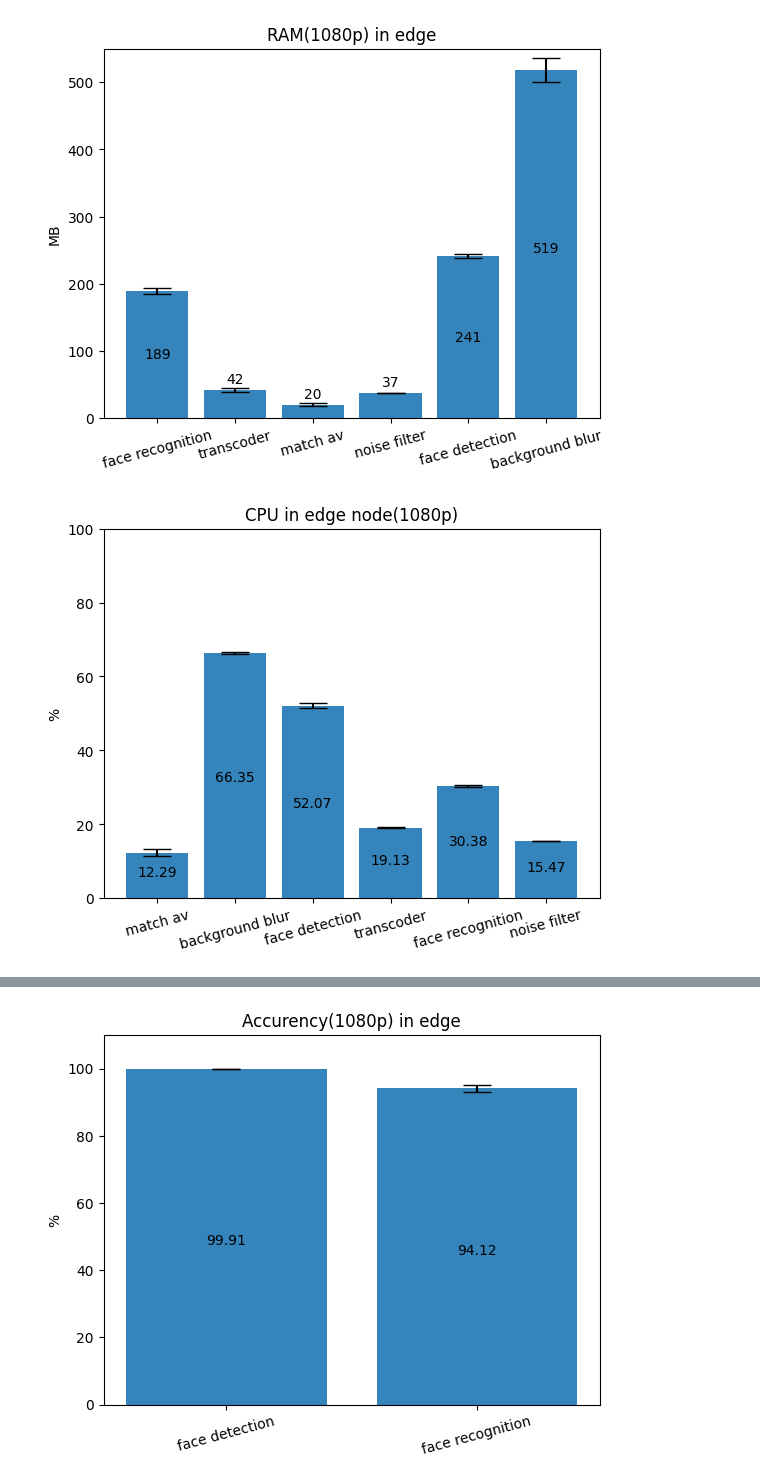
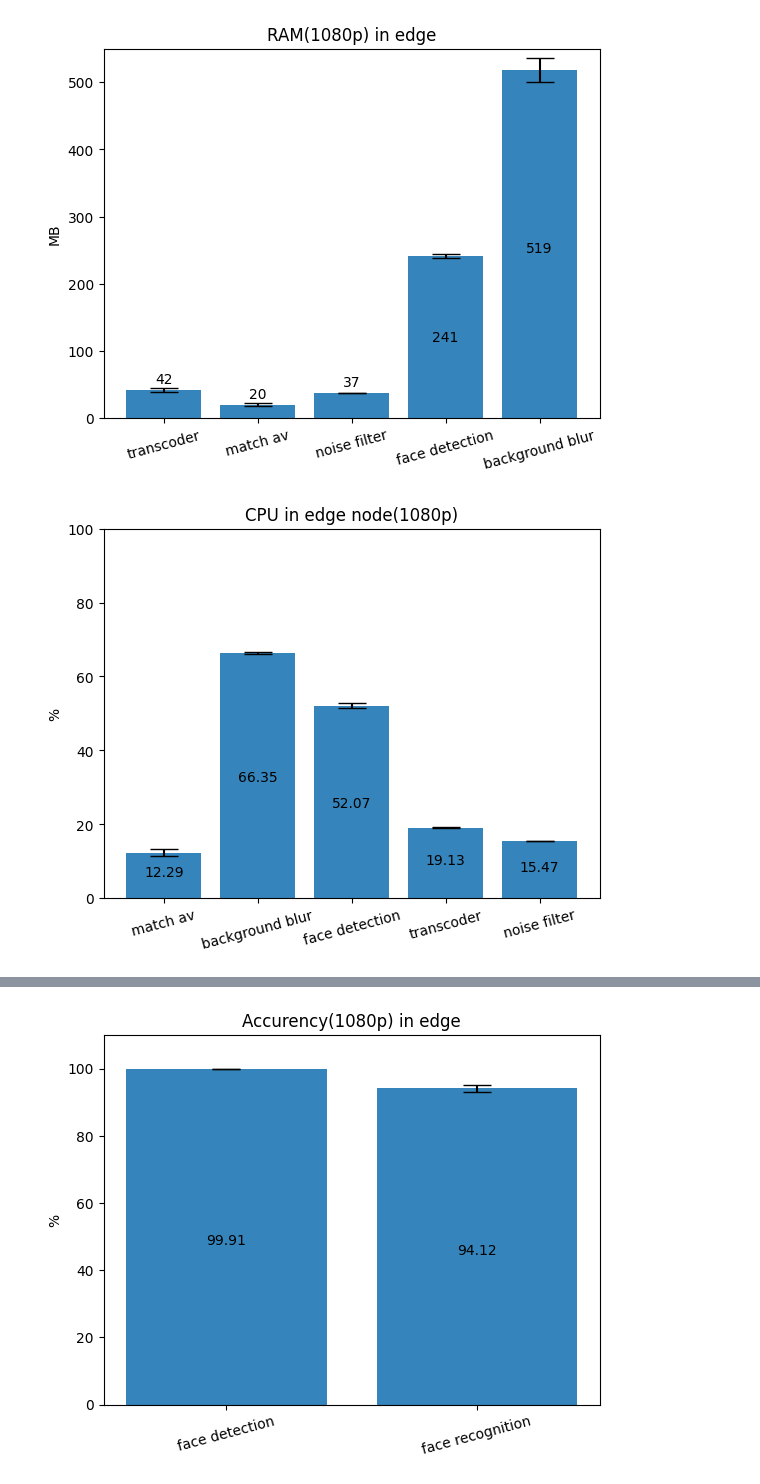
Before and after one commit to hctung57/Streaming-SFC, a Jupyter notebook: vclassCaculation/results/28_3_2023_23h13/edge_handle_nfv_1080.ipynb, the cells around one changed output, grey strips where cells are left out. Saved outputs shown, nothing was run; the diff lists cells and outputs as text; code cells hidden in the pictures.

```diff
--- a/vclassCaculation/results/28_3_2023_23h13/edge_handle_nfv_1080.ipynb
+++ b/vclassCaculation/results/28_3_2023_23h13/edge_handle_nfv_1080.ipynb
@@ -232,19 +232,19 @@ plot.show()
 # %%
 # RAM in cloud
-data = [ram_face_recognition_mean, ram_transcoder_mean,
-        ram_match_av_mean, ram_noise_reduction_mean, ram_face_detection_mean, ram_background_blur_mean]
-error = [ram_face_recognition_std, ram_transcoder_std,
-         ram_match_av_std, ram_noise_reduction_std, ram_face_detection_std, ram_background_blur_std]
-state = ["face recognition", "transcoder", "match av",
-         "noise filter", "face detection", "background blur"]
+data = [ram_transcoder_mean, ram_match_av_mean, ram_noise_reduction_mean,
+        ram_face_detection_mean, ram_background_blur_mean]
+error = [ram_transcoder_std, ram_match_av_std, ram_noise_reduction_std,
+         ram_face_detection_std, ram_background_blur_std]
+state = ["transcoder", "match av", "noise filter",
+         "face detection", "background blur"]
 fig1, ax1 = plot.subplots()
 x_pos = x_pos = np.arange(len(state))
 ax1.bar(x_pos, data, yerr=error, align='center',
         alpha=0.9, ecolor='black', capsize=10)
 ax1.set_title('RAM(1080p) in edge')
 ax1.set_ylabel("MB")
-ax1.set_ylim(0,550)
-plot.xticks(rotation = 15)
+ax1.set_ylim(0, 550)
+plot.xticks(rotation=15)
 ax1.set_xticks(x_pos)
 ax1.set_xticklabels(state)
 for i, v in enumerate(data):
@@ -254,7 +254,7 @@ for i, v in enumerate(data):
         ax1.text(i, v+10, str(round(v)), ha='center')
 plot.show()
 # %% [output]
-[figure, old version]
+[figure, new version]
 # %%
 average_ram_sfc_1 = []
 average_cpu_sfc_1 = []
@@ -419,26 +419,29 @@ ram_sfc_6_std = np.std(average_ram_sfc_6)
 cpu_sfc_6_std = np.std(average_cpu_sfc_6)
 # %%
 # CPU in edge
-data = [cpu_sfc_1_mean, cpu_sfc_2_mean, cpu_sfc_3_mean, cpu_sfc_4_mean, cpu_sfc_5_mean, cpu_sfc_6_mean]
-error = [cpu_sfc_1_std, cpu_sfc_2_std, cpu_sfc_3_std, cpu_sfc_4_std, cpu_sfc_5_std, cpu_sfc_6_std]
-state = ["match av","background blur", "face detection", "transcoder","face recognition", "noise filter"]
+data = [cpu_sfc_1_mean, cpu_sfc_2_mean,
+        cpu_sfc_3_mean, cpu_sfc_4_mean, cpu_sfc_6_mean]
+error = [cpu_sfc_1_std, cpu_sfc_2_std,
+         cpu_sfc_3_std, cpu_sfc_4_std, cpu_sfc_6_std]
+state = ["match av", "background blur",
+         "face detection", "transcoder", "noise filter"]
 fig1, ax1 = plot.subplots()
 x_pos = x_pos = np.arange(len(state))
 ax1.bar(x_pos, data, yerr=error, align='center',
         alpha=0.9, ecolor='black', capsize=10)
 ax1.set_title('CPU in edge node(1080p)')
 ax1.set_ylabel("%")
-plot.xticks(rotation = 15)
-ax1.set_ylim(0,100)
+plot.xticks(rotation=15)
+ax1.set_ylim(0, 100)
 ax1.set_xticks(x_pos)
 ax1.set_xticklabels(state)
 for i, v in enumerate(data):
     if v > 2:
-        ax1.text(i, v/2-(v/2)*0.05, str(round(v,2)), ha='center')
+        ax1.text(i, v/2-(v/2)*0.05, str(round(v, 2)), ha='center')
     else:
-        ax1.text(i, v+0.5, str(round(v,2)), ha='center')
+        ax1.text(i, v+0.5, str(round(v, 2)), ha='center')
 plot.show()
 # %% [output]
-[figure, old version]
+[figure, new version]
 # %%
 # RAM in edge
```
Also changed, not shown: parts of 3 cells of this notebook, 7 other files.
